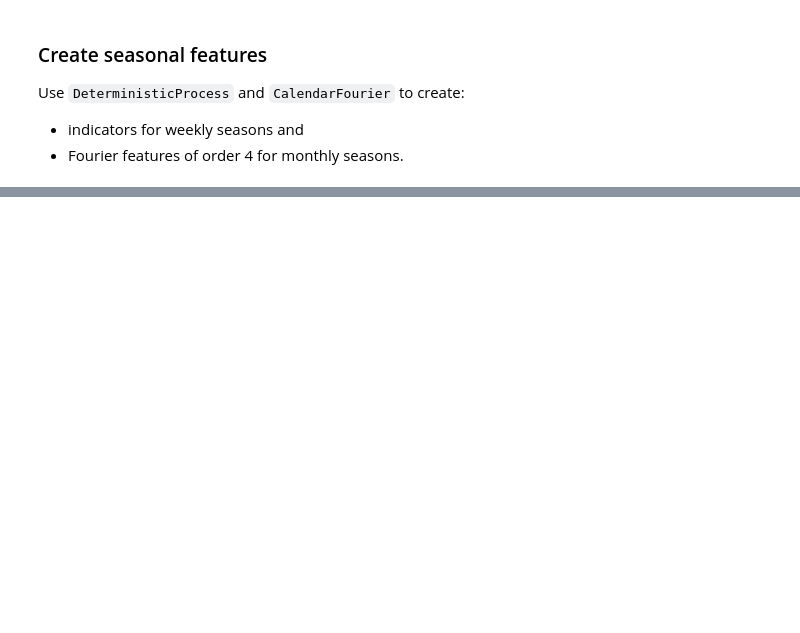
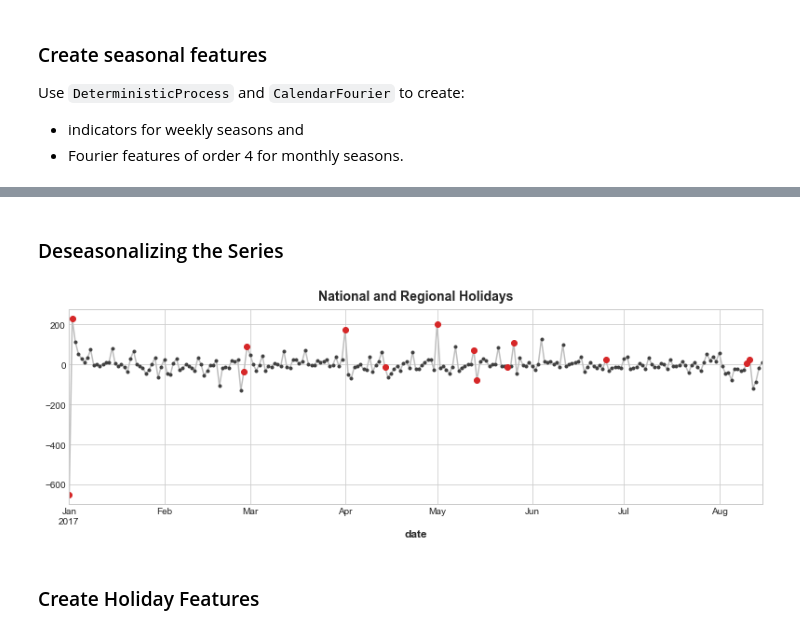
Before and after one commit to AndyLeeProjects/Store_Sales_Forecasting, a Jupyter notebook: Time_Series/seasonality_exercise.ipynb, the cells around one changed output, grey strips where cells are left out. Cells and saved outputs as stored; diff of their text form; code cells hidden in the pictures; blank space fills up the shorter version.

```diff
--- a/Time_Series/seasonality_exercise.ipynb
+++ b/Time_Series/seasonality_exercise.ipynb
@@ -184,0 +178,28 @@ ax.legend();
+# %% [markdown]
+### Deseasonalizing the Series
+# %%
+y_deseason = y - y_pred
+
+fig, (ax1, ax2) = plt.subplots(2, 1, sharex=True, sharey=True, figsize=(10, 7))
+ax1 = plot_periodogram(y, ax=ax1)
+ax1.set_title("Product Sales Frequency Components")
+ax2 = plot_periodogram(y_deseason, ax=ax2);
+ax2.set_title("Deseasonalized");
+# %%
+# National and regional holidays in the training set
+holidays = (
+    holidays_events
+    .query("locale in ['National', 'Regional']")
+    .loc['2017':'2017-08-15', ['description']]
+    .assign(description=lambda x: x.description.cat.remove_unused_categories())
+)
+
+display(holidays)
+# %%
+ax = y_deseason.plot(**plot_params)
+plt.plot_date(holidays.index, y_deseason[holidays.index], color='C3')
+ax.set_title('National and Regional Holidays');
+# %% [output]
+[figure, added]
+# %% [markdown]
+### Create Holiday Features
```
Also changed, not shown: parts of 5 cells of this notebook, 1 other file.
